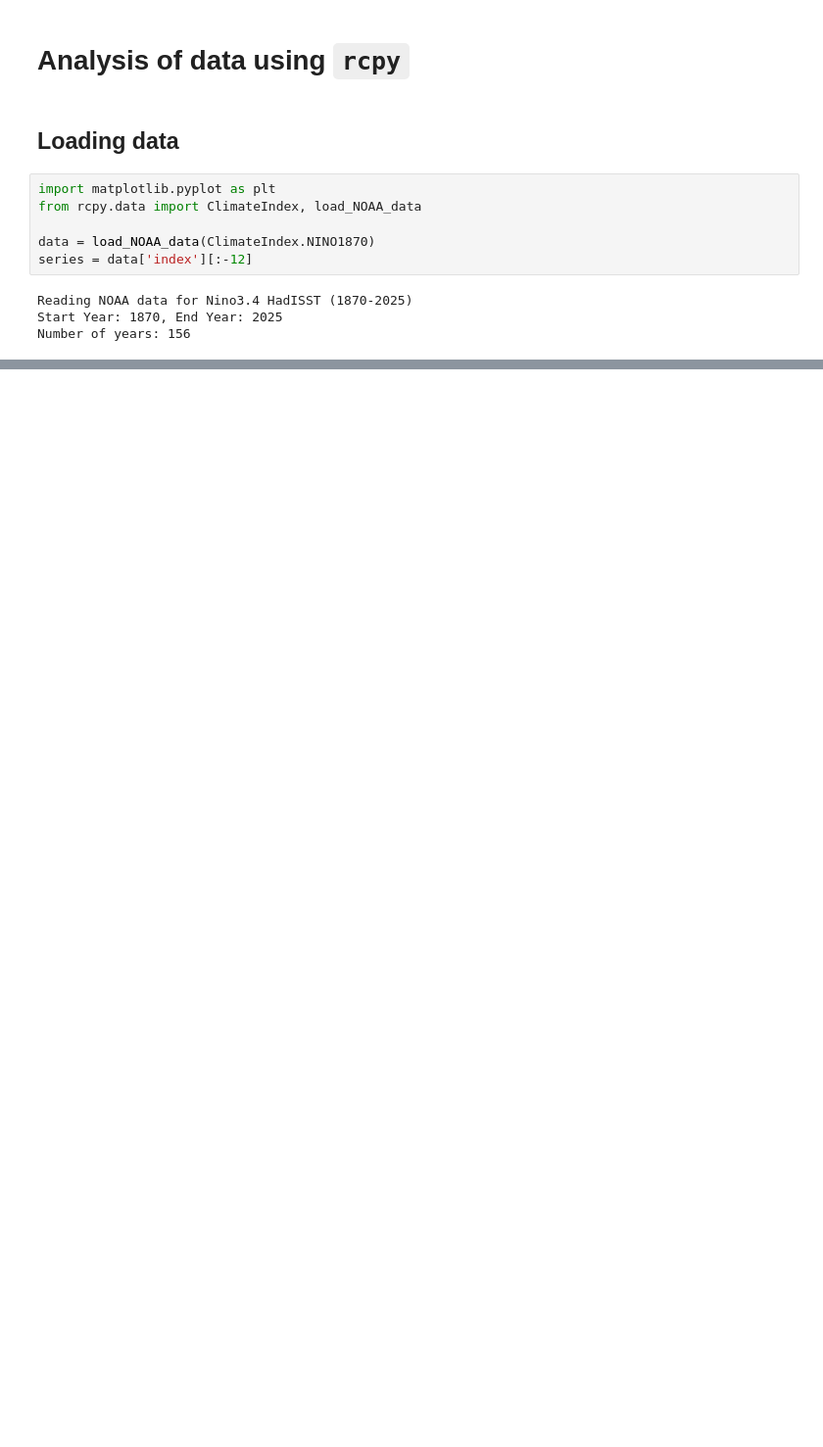
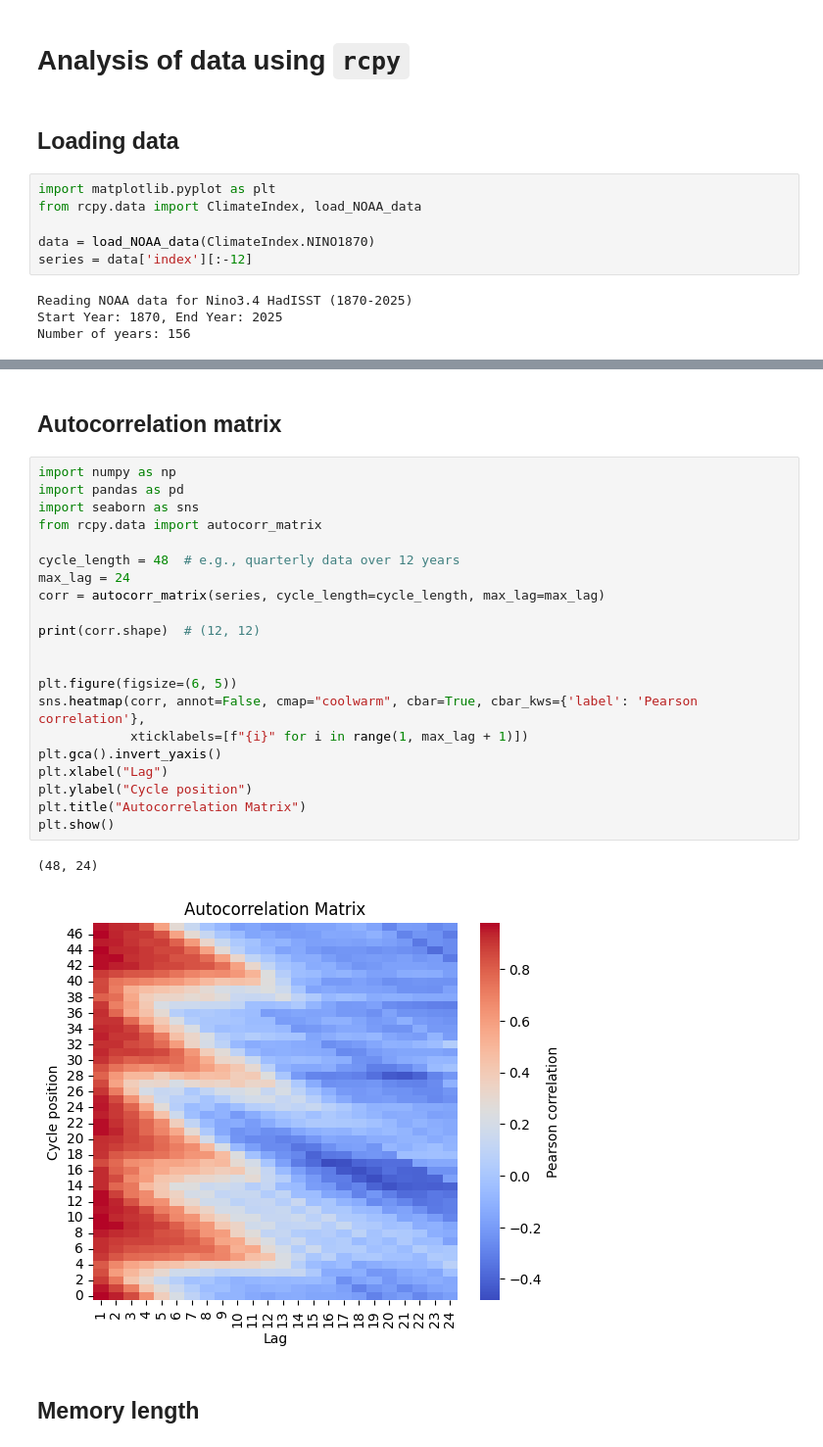
Before and after one commit to erickmad/rcpy, a Jupyter notebook: notebooks/data_analysis.ipynb, the cells around one changed output, grey strips where cells are left out. Shown at 98% size. Drawn from its saved outputs; the diff is of its cells as text; blank space fills up the shorter version.

```diff
--- a/notebooks/data_analysis.ipynb
+++ b/notebooks/data_analysis.ipynb
@@ -31,2 +31,30 @@ Kurtosis = 0.382
 [figure]
 [figure]
+# %% [markdown]
+## Autocorrelation matrix
+# %%
+import numpy as np
+import pandas as pd
+import seaborn as sns
+from rcpy.data import autocorr_matrix
+
+cycle_length = 48  # e.g., quarterly data over 12 years
+max_lag = 24
+corr = autocorr_matrix(series, cycle_length=cycle_length, max_lag=max_lag)
+
+print(corr.shape)  # (12, 12)
+
+
+plt.figure(figsize=(6, 5))
+sns.heatmap(corr, annot=False, cmap="coolwarm", cbar=True, cbar_kws={'label': 'Pearson correlation'},
+            xticklabels=[f"{i}" for i in range(1, max_lag + 1)])
+plt.gca().invert_yaxis()
+plt.xlabel("Lag")
+plt.ylabel("Cycle position")
+plt.title("Autocorrelation Matrix")
+plt.show()
+# %% [output]
+(48, 24)
+[figure, added]
+# %% [markdown]
+## Memory length
```
Also changed, not shown: parts of 4 cells of this notebook, 13 other files.
